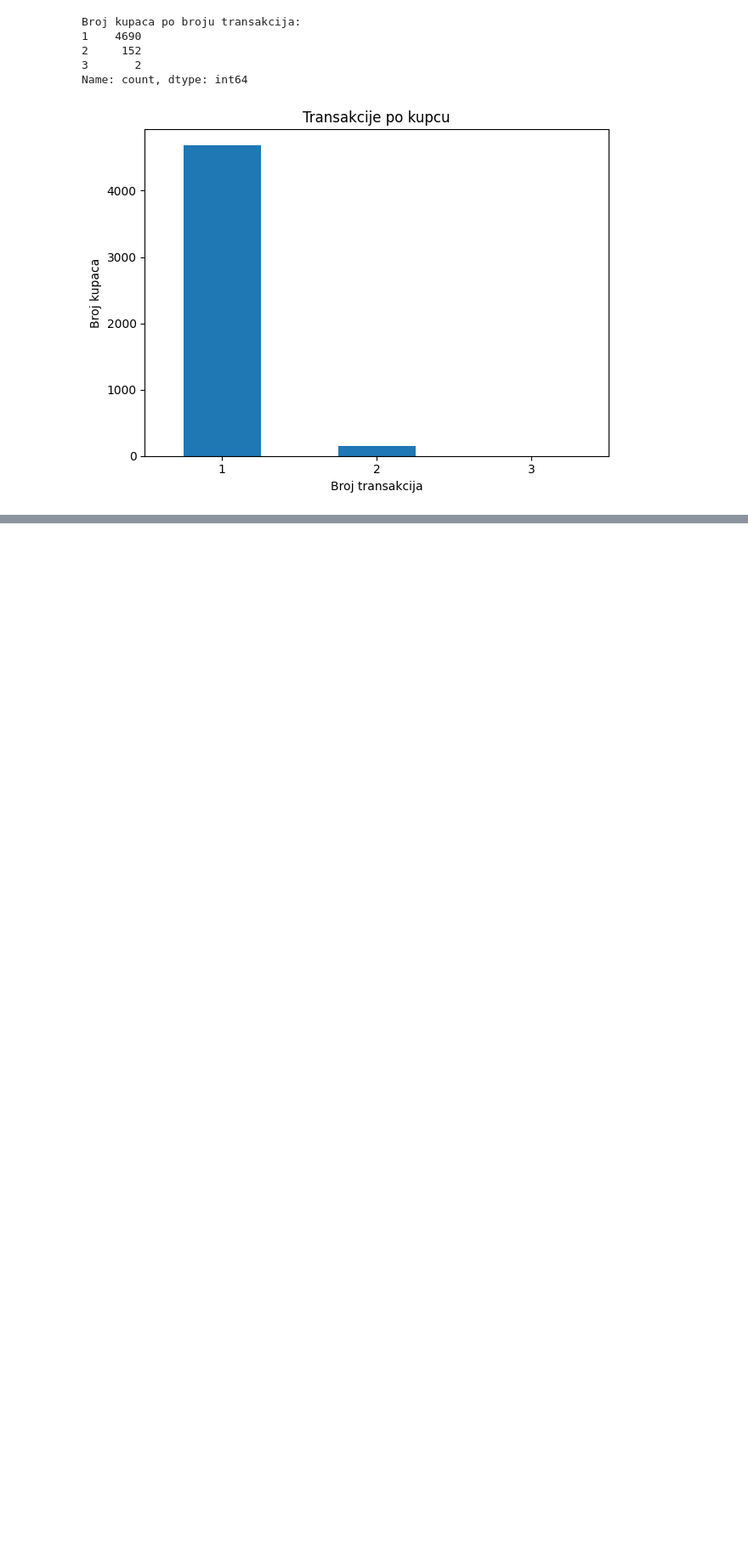
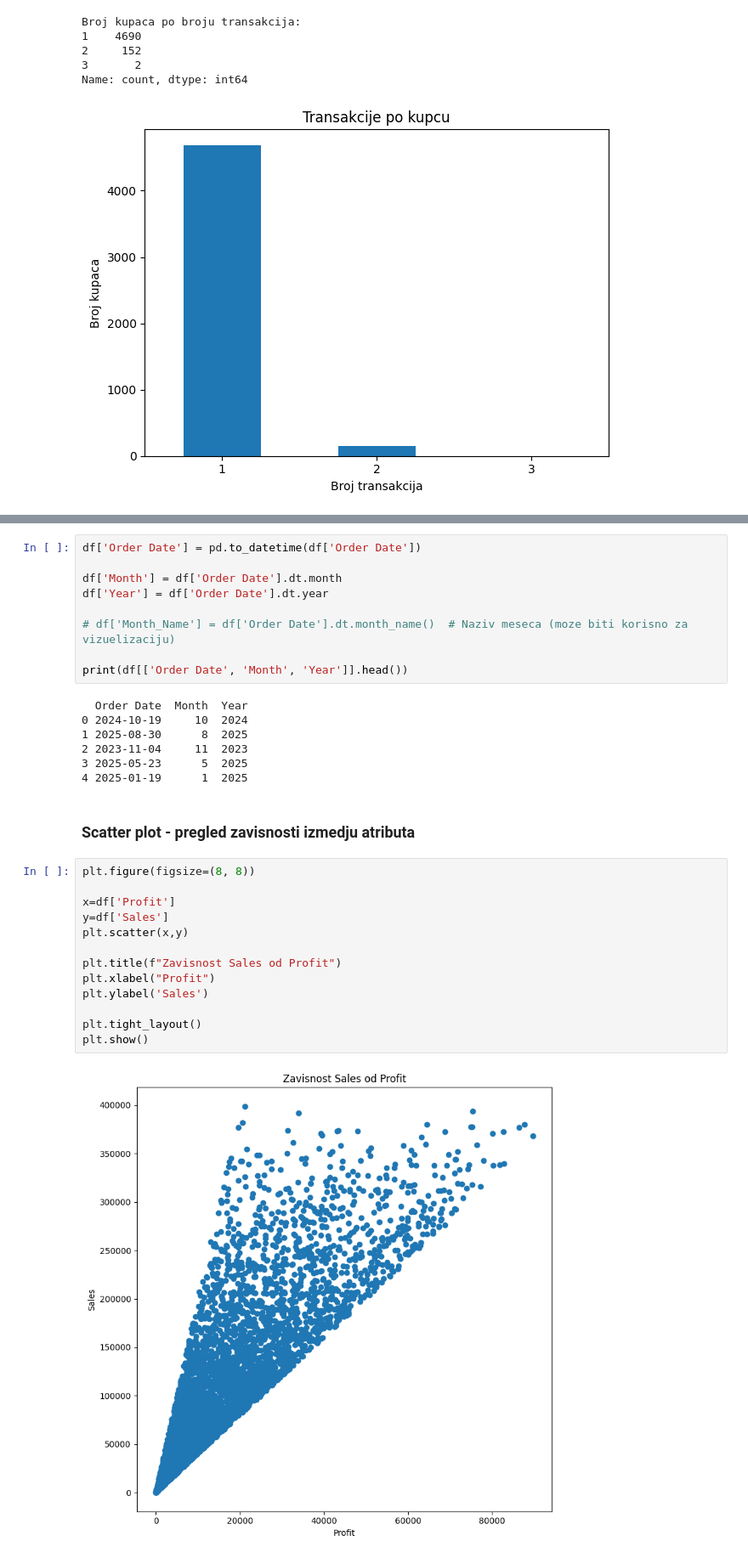
Before and after one commit to gavrilovicluka/machine-learning-projects, a Jupyter notebook: Projekat 2/Projekat2.ipynb, the cells around one changed output, grey strips where cells are left out. Shown at 85% size. Cells and saved outputs as stored; diff of their text form; blank space fills up the shorter version.

```diff
--- a/Projekat 2/Projekat2.ipynb
+++ b/Projekat 2/Projekat2.ipynb
@@ -395,0 +411,33 @@ Name: count, dtype: int64
+# %%
+df['Order Date'] = pd.to_datetime(df['Order Date'])
+
+df['Month'] = df['Order Date'].dt.month
+df['Year'] = df['Order Date'].dt.year
+
+# df['Month_Name'] = df['Order Date'].dt.month_name()  # Naziv meseca (moze biti korisno za vizuelizaciju)
+
+print(df[['Order Date', 'Month', 'Year']].head())
+# %% [output]
+  Order Date  Month  Year
+0 2024-10-19     10  2024
+1 2025-08-30      8  2025
+2 2023-11-04     11  2023
+3 2025-05-23      5  2025
+4 2025-01-19      1  2025
+# %% [markdown]
+### Scatter plot - pregled zavisnosti izmedju atributa
+# %%
+plt.figure(figsize=(8, 8))
+
+x=df['Profit']
+y=df['Sales']
+plt.scatter(x,y)
+
+plt.title(f"Zavisnost Sales od Profit")
+plt.xlabel("Profit")
+plt.ylabel('Sales')
+
+plt.tight_layout()
+plt.show()
+# %% [output]
+[figure, added]
```
Also changed, not shown: parts of 31 cells of this notebook.
